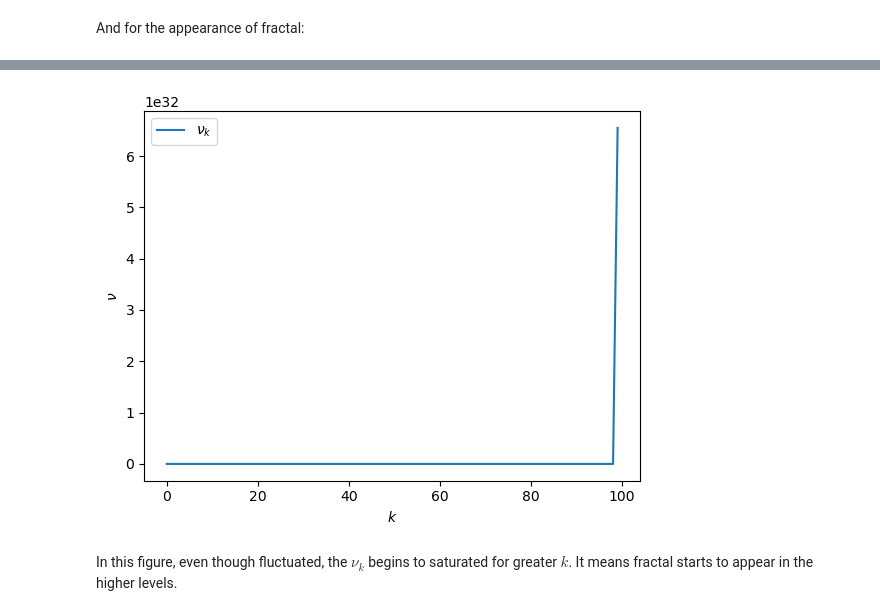
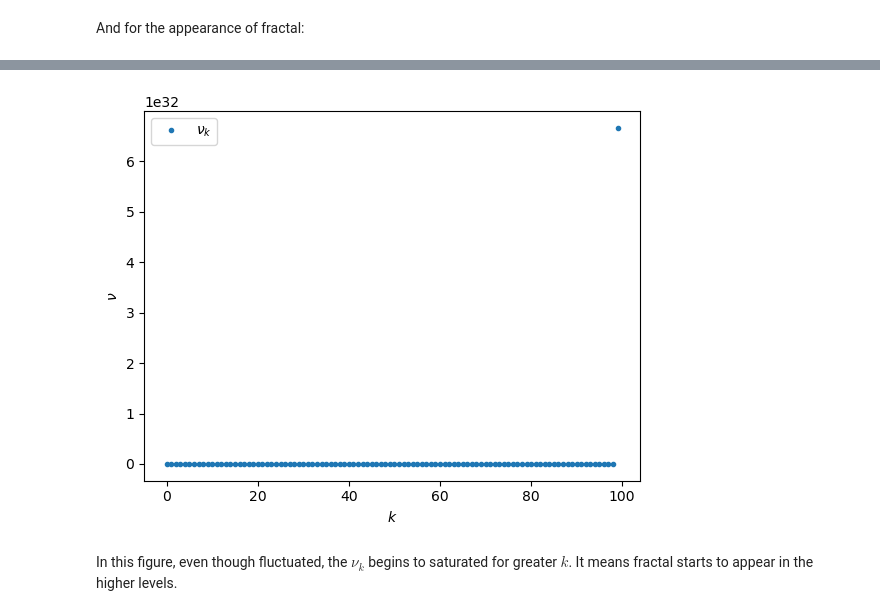
Before and after one commit to shuiruge/entropy, a Jupyter notebook: fractal/Fractal in Biology.ipynb, the cells around one changed output, grey strips where cells are left out. Drawn from its saved outputs; the diff is of its cells as text; code cells hidden in the pictures.

```diff
--- a/fractal/Fractal in Biology.ipynb
+++ b/fractal/Fractal in Biology.ipynb
@@ -325,12 +325,12 @@ array([ 5.37437871e-02,  1.02510571e-01,  9.21451375e-02, -1.21841226e-02,
       dtype=float32)>
 # %%
-plt.plot(tf.exp(log_nu[min_i, :]), label='$\\nu_k$')
+plt.plot(tf.exp(log_nu[min_i, :]), '.', label='$\\nu_k$')
 plt.xlabel('$k$')
 plt.ylabel('$\\nu$')
 plt.legend()
 plt.show()
 # %% [output]
-[figure, old version]
+[figure, new version]
 # %% [markdown]
 In this figure, even though fluctuated, the $\nu_k$ begins to saturated for greater $k$. It means fractal starts to appear in the higher levels.
 # %% [markdown]
```
Also changed, not shown: parts of 10 cells of this notebook.
